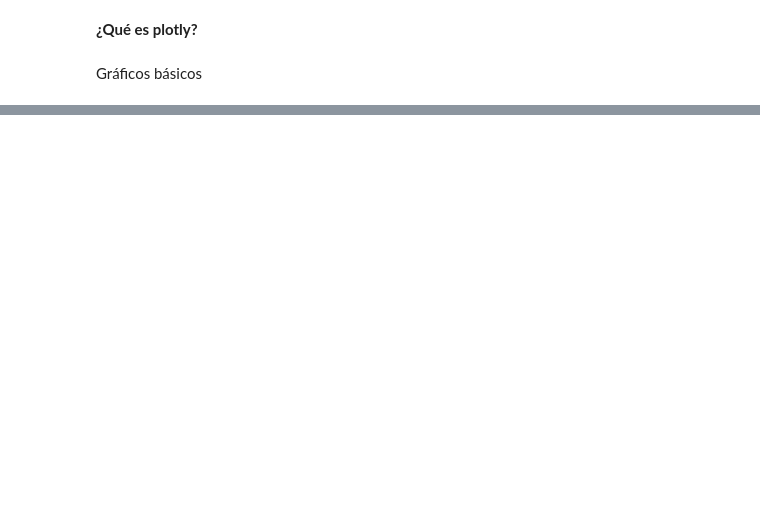
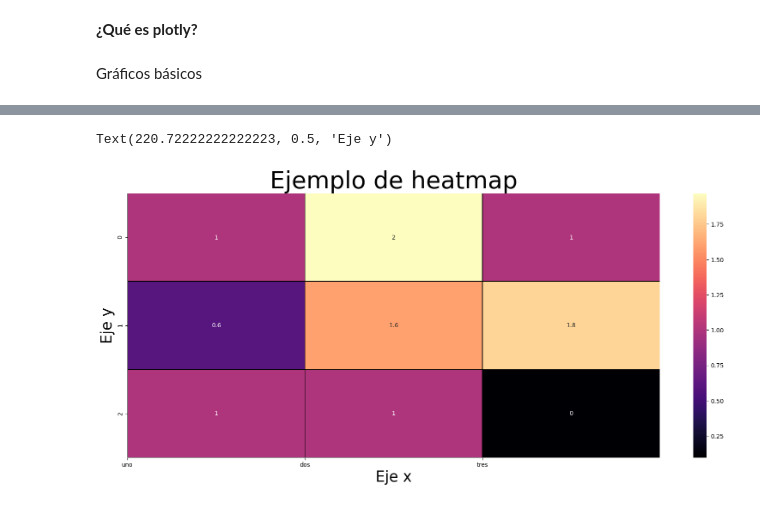
Before and after one commit to CdeCMx-org/curso_python, a Jupyter notebook: Gráficas con plotly.ipynb, the cells around one changed output, grey strips where cells are left out. Cells and saved outputs as stored; diff of their text form; code cells hidden in the pictures; blank space fills up the shorter version.

```diff
--- a/Gráficas con plotly.ipynb
+++ b/Gráficas con plotly.ipynb
@@ -13,0 +94,12 @@ fig.show()
+# %%
+x=np.array([[1,2,1],[.6,1.6,1.8],[1,1,0]])
+
+plt.figure(figsize=(20,8))
+sns.heatmap(x,robust=True,annot=True,linewidths=.1,linecolor='black',cmap='magma')
+plt.title('Ejemplo de heatmap', fontsize = 40)
+plt.xticks(ticks=[0,1,2],labels=['uno','dos','tres'])
+plt.xlabel('Eje x', fontsize = 25) # x-axis label with fontsize 15
+plt.ylabel('Eje y', fontsize = 25) # y-axis label with fontsize 15
+# %% [output]
+Text(220.72222222222223, 0.5, 'Eje y')
+[figure, added]
```
Also changed, not shown: parts of 10 cells of this notebook.
